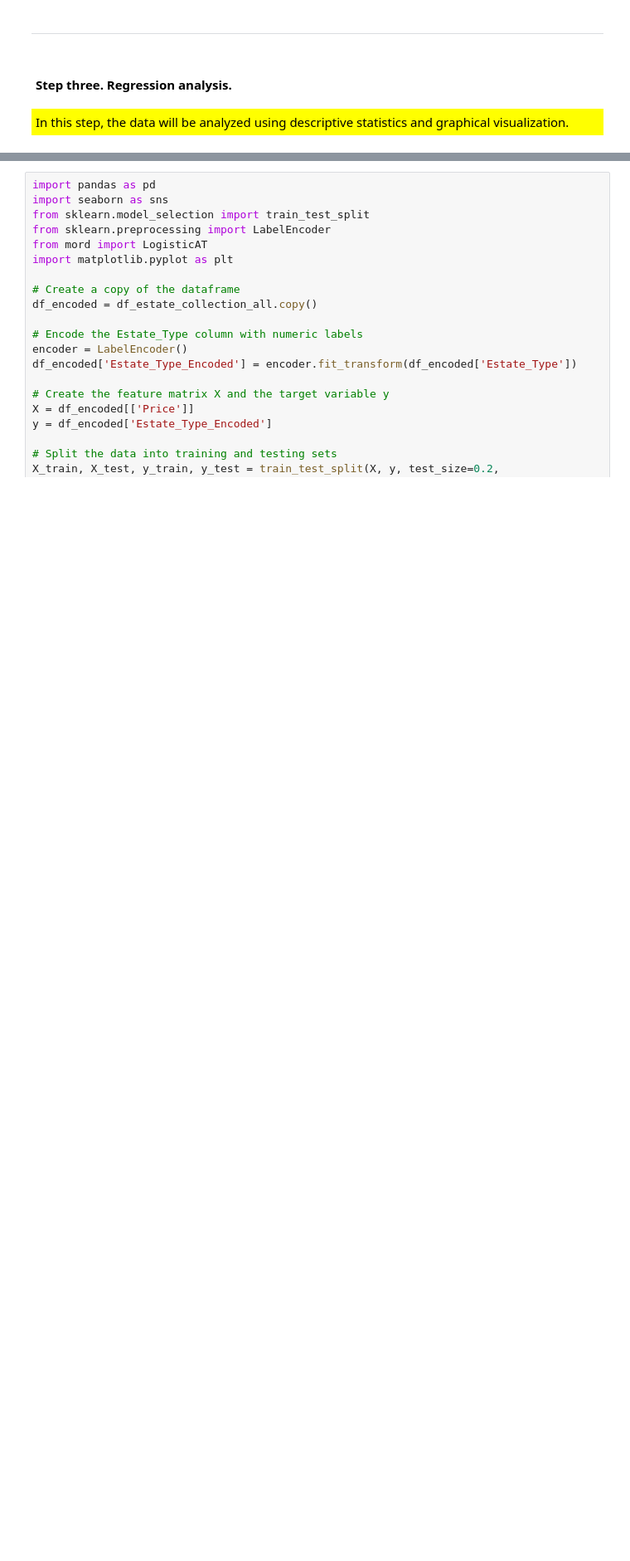
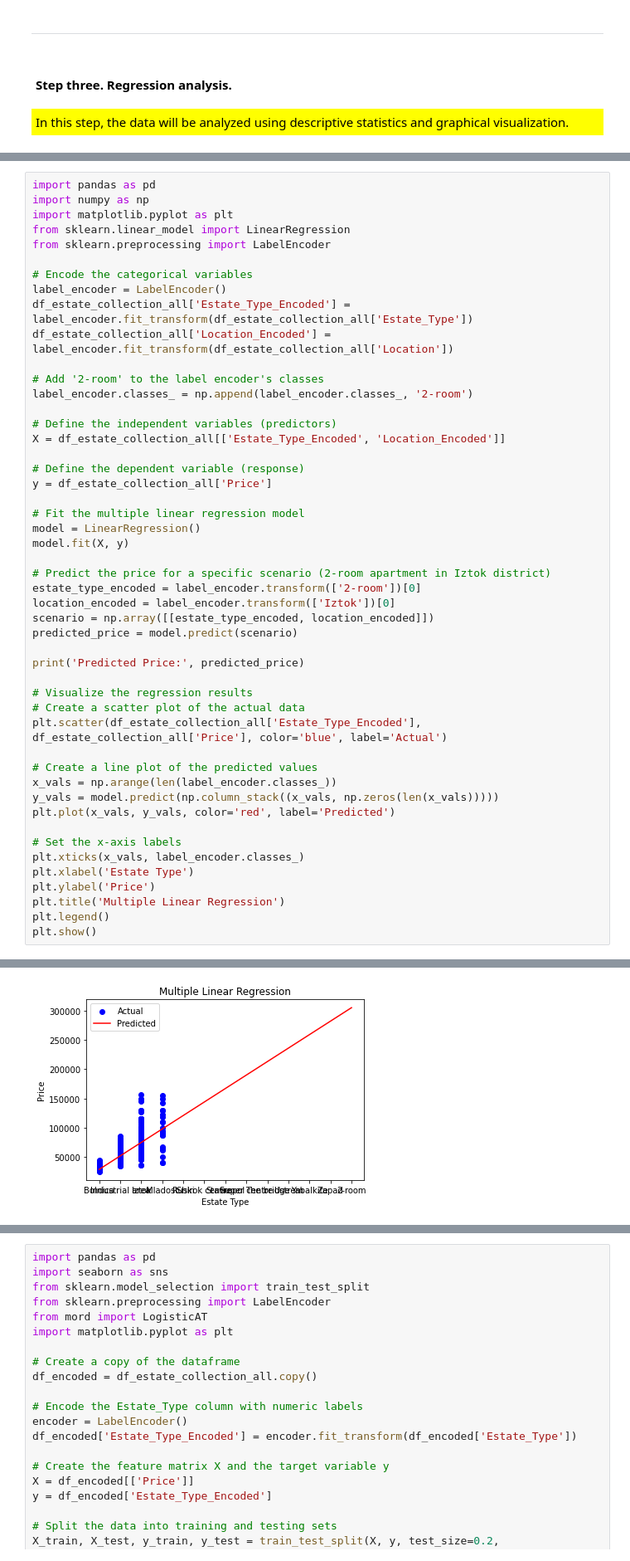
Before and after one commit to StefanRaychev/Web-scraping-and-data-analysis-of-estate-market, a Jupyter notebook: Scraping.ipynb, the cells around one changed output, grey strips where cells are left out. Shown: that part at 83% size. Saved outputs shown, nothing was run; the diff lists cells and outputs as text; blank space fills up the shorter version.

```diff
--- a/Scraping.ipynb
+++ b/Scraping.ipynb
@@ -607,0 +573,50 @@ ValueError: Values in y must be [  0   1   2   3   4   5   6   7   8   9  10  11
+# %%
+import pandas as pd
+import numpy as np
+import matplotlib.pyplot as plt
+from sklearn.linear_model import LinearRegression
+from sklearn.preprocessing import LabelEncoder
+
+# Encode the categorical variables
+label_encoder = LabelEncoder()
+df_estate_collection_all['Estate_Type_Encoded'] = label_encoder.fit_transform(df_estate_collection_all['Estate_Type'])
+df_estate_collection_all['Location_Encoded'] = label_encoder.fit_transform(df_estate_collection_all['Location'])
+
+# Add '2-room' to the label encoder's classes
+label_encoder.classes_ = np.append(label_encoder.classes_, '2-room')
+
+# Define the independent variables (predictors)
+X = df_estate_collection_all[['Estate_Type_Encoded', 'Location_Encoded']]
+
+# Define the dependent variable (response)
+y = df_estate_collection_all['Price']
+
+# Fit the multiple linear regression model
+model = LinearRegression()
+model.fit(X, y)
+
+# Predict the price for a specific scenario (2-room apartment in Iztok district)
+estate_type_encoded = label_encoder.transform(['2-room'])[0]
+location_encoded = label_encoder.transform(['Iztok'])[0]
+scenario = np.array([[estate_type_encoded, location_encoded]])
+predicted_price = model.predict(scenario)
+
+print('Predicted Price:', predicted_price)
+
+# Visualize the regression results
+# Create a scatter plot of the actual data
+plt.scatter(df_estate_collection_all['Estate_Type_Encoded'], df_estate_collection_all['Price'], color='blue', label='Actual')
+
+# Create a line plot of the predicted values
+x_vals = np.arange(len(label_encoder.classes_))
+y_vals = model.predict(np.column_stack((x_vals, np.zeros(len(x_vals)))))
+plt.plot(x_vals, y_vals, color='red', label='Predicted')
+
+# Set the x-axis labels
+plt.xticks(x_vals, label_encoder.classes_)
+plt.xlabel('Estate Type')
+plt.ylabel('Price')
+plt.title('Multiple Linear Regression')
+plt.legend()
+plt.show()
+# %% [output]
@@ -607,0 +624 @@ ValueError: Values in y must be [  0   1   2   3   4   5   6   7   8   9  10  11
+[figure, added]
```
Also changed, not shown: parts of 7 cells of this notebook.
